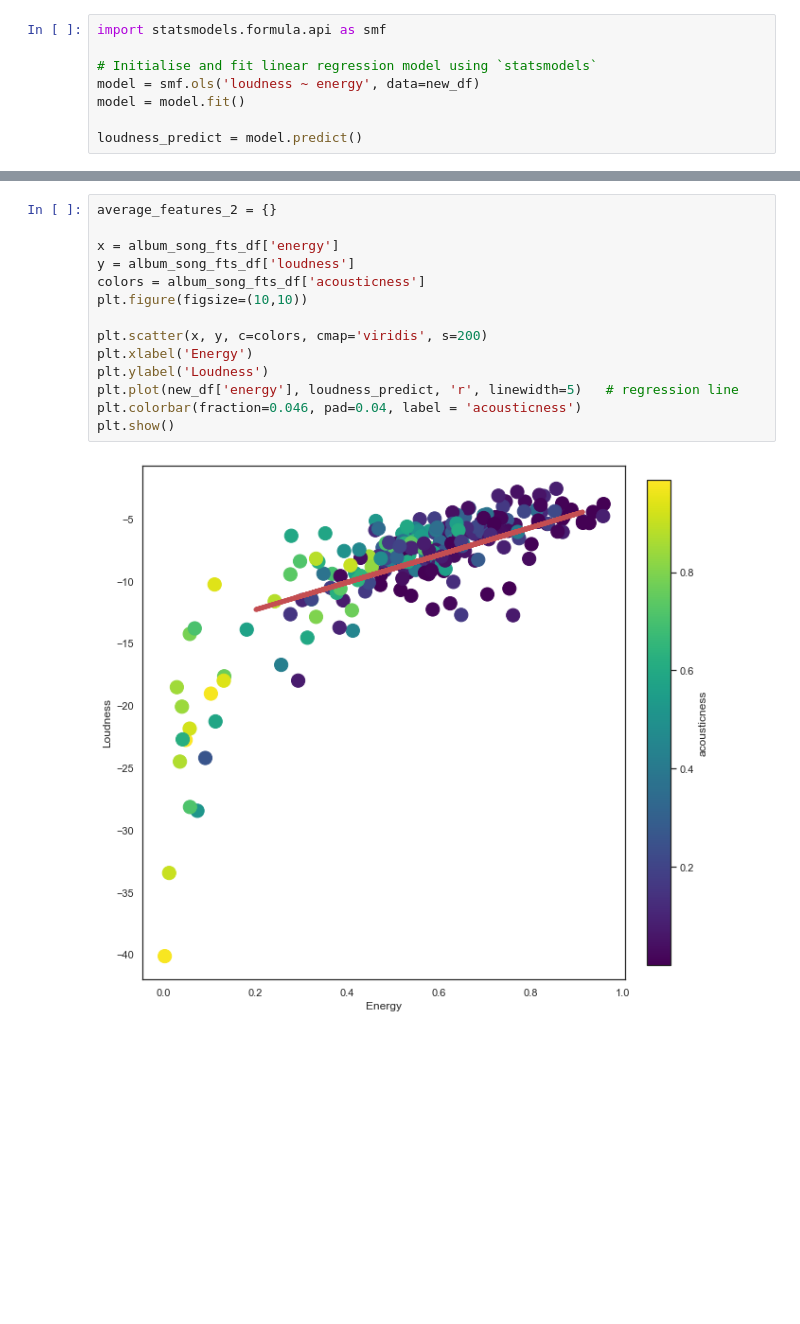
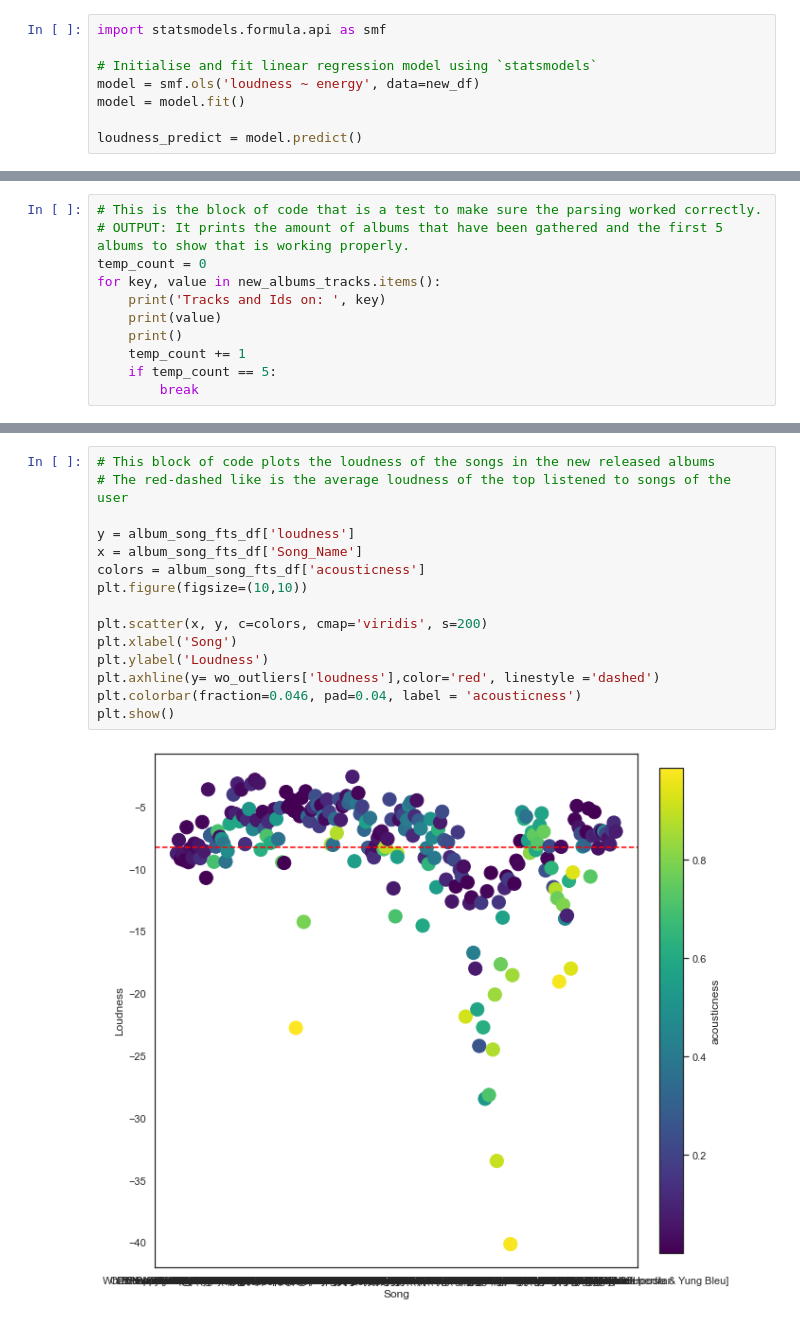
Before and after one commit to ConnorCallahan01/CSCI182, a Jupyter notebook: FinalProject/FinalProject.ipynb, the cells around one changed output, grey strips where cells are left out. Cells and saved outputs as stored; diff of their text form; blank space fills up the shorter version.

```diff
--- a/FinalProject/FinalProject.ipynb
+++ b/FinalProject/FinalProject.ipynb
@@ -455,0 +434,11 @@ Tracks and Ids on:  BETTER THAN YOU
+# %%
+# This is the block of code that is a test to make sure the parsing worked correctly.
+# OUTPUT: It prints the amount of albums that have been gathered and the first 5 albums to show that is working properly.
+temp_count = 0
+for key, value in new_albums_tracks.items():
+    print('Tracks and Ids on: ', key)
+    print(value)
+    print()
+    temp_count += 1
+    if temp_count == 5:
+        break
@@ -599,16 +611,17 @@ plt.show()
 # %%
-average_features_2 = {}
+# This block of code plots the loudness of the songs in the new released albums
+# The red-dashed like is the average loudness of the top listened to songs of the user
 
-x = album_song_fts_df['energy']
 y = album_song_fts_df['loudness']
+x = album_song_fts_df['Song_Name']
 colors = album_song_fts_df['acousticness']
 plt.figure(figsize=(10,10))
 
 plt.scatter(x, y, c=colors, cmap='viridis', s=200)
-plt.xlabel('Energy')
+plt.xlabel('Song')
 plt.ylabel('Loudness')
-plt.plot(new_df['energy'], loudness_predict, 'r', linewidth=5)   # regression line
+plt.axhline(y= wo_outliers['loudness'],color='red', linestyle ='dashed')
 plt.colorbar(fraction=0.046, pad=0.04, label = 'acousticness')
 plt.show()
 # %% [output]
-[figure, old version]
+[figure, new version]
```
Also changed, not shown: parts of 27 cells of this notebook, 2 other files.
